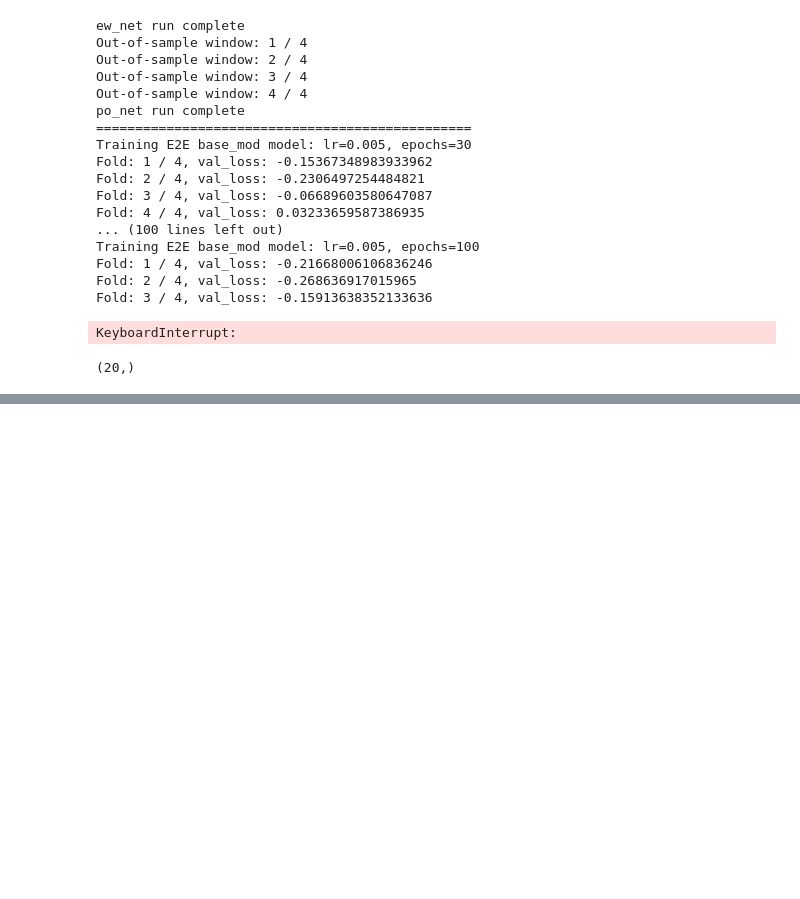
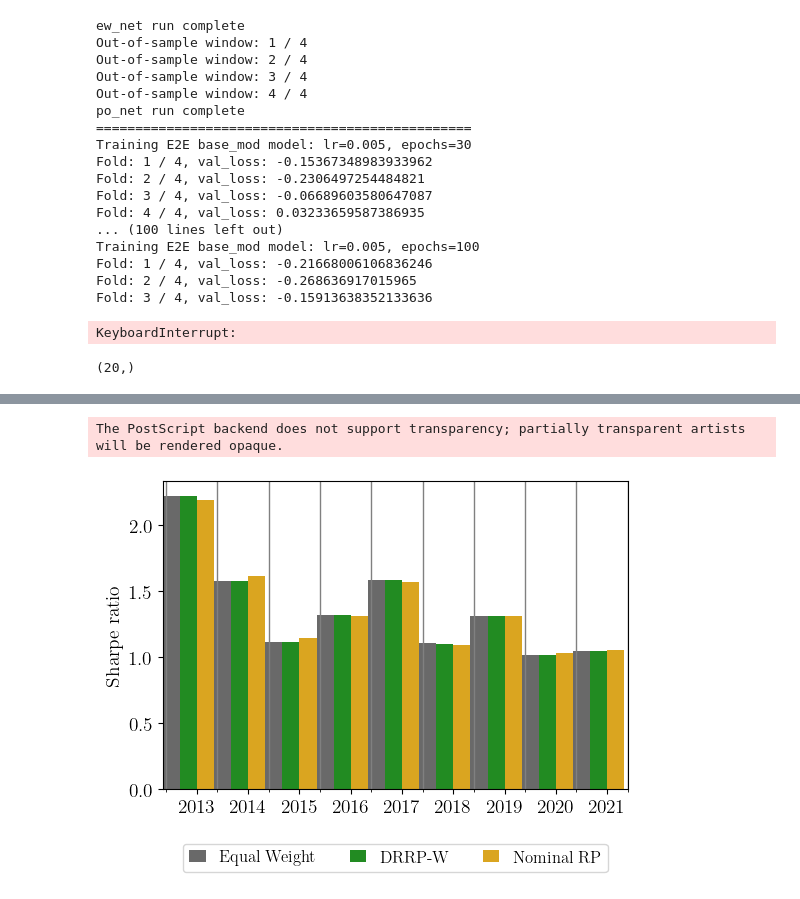
Before and after one commit to rafayk7/meta-portfolio-optimization, a Jupyter notebook: ActualWork/e2e/Tester.ipynb, the cells around one changed output, grey strips where cells are left out. Drawn from its saved outputs; the diff is of its cells as text; code cells hidden in the pictures; blank space fills up the shorter version.

```diff
--- a/ActualWork/e2e/Tester.ipynb
+++ b/ActualWork/e2e/Tester.ipynb
@@ -991,0 +1048,6 @@ ew_net.portfolio.rets
+# %%
+pf.sr_bar(portfolio_list, portfolio_names, portfolio_colors,
+                path=cache_path+"plots/sr_bar_drrp_delta0.3.pdf")
+# %% [output]
+The PostScript backend does not support transparency; partially transparent artists will be rendered opaque.
+[figure, added]
```
Also changed, not shown: parts of 6 cells of this notebook.
